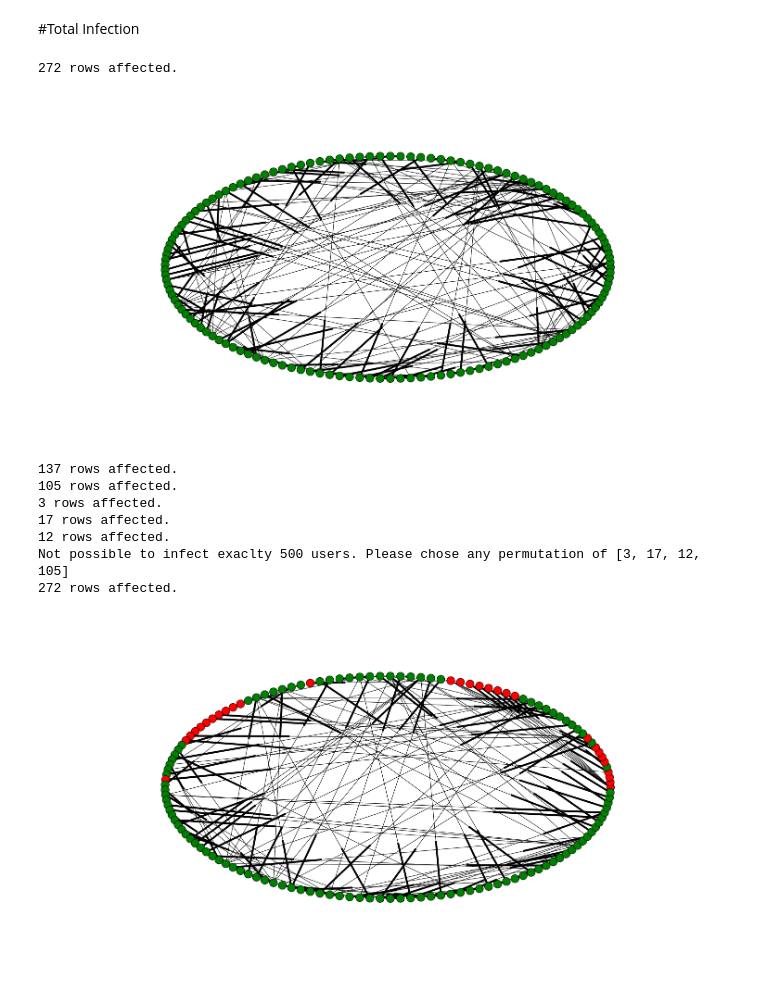
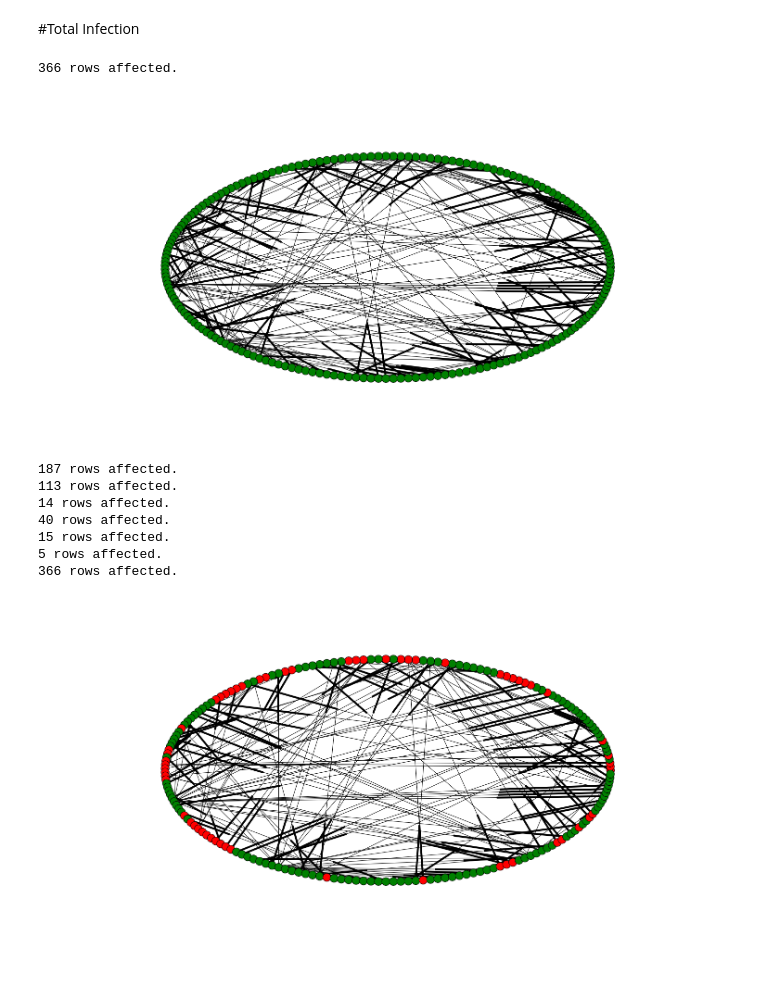
Before and after one commit to nrkfeller/UserInfection, a Jupyter notebook: KA problem.ipynb, the cells around one changed output. Drawn from its saved outputs; the diff is of its cells as text; code cells hidden in the pictures.

```diff
--- a/KA problem.ipynb
+++ b/KA problem.ipynb
@@ -258,21 +255,21 @@ def total_infection():
 
     visualizeNXGraph()
 # %%
-AllUsers = generateUsers(150)
+AllUsers = generateUsers(200)
 # %% [output]
-272 rows affected.
+366 rows affected.
-[figure, old version]
+[figure, new version]
 # %%
-partial_infection(500)
+partial_infection(60)
 # %% [output]
-137 rows affected.
-105 rows affected.
-3 rows affected.
-17 rows affected.
-12 rows affected.
-Not possible to infect exaclty 500 users. Please chose any permutation of [3, 17, 12, 105]
-272 rows affected.
+187 rows affected.
+113 rows affected.
+14 rows affected.
+40 rows affected.
+15 rows affected.
+5 rows affected.
+366 rows affected.
-[figure, old version]
+[figure, new version]
 # %%
 total_infection()
 # %% [output]
```
Also changed, not shown: parts of 22 cells of this notebook, 4 other files.
